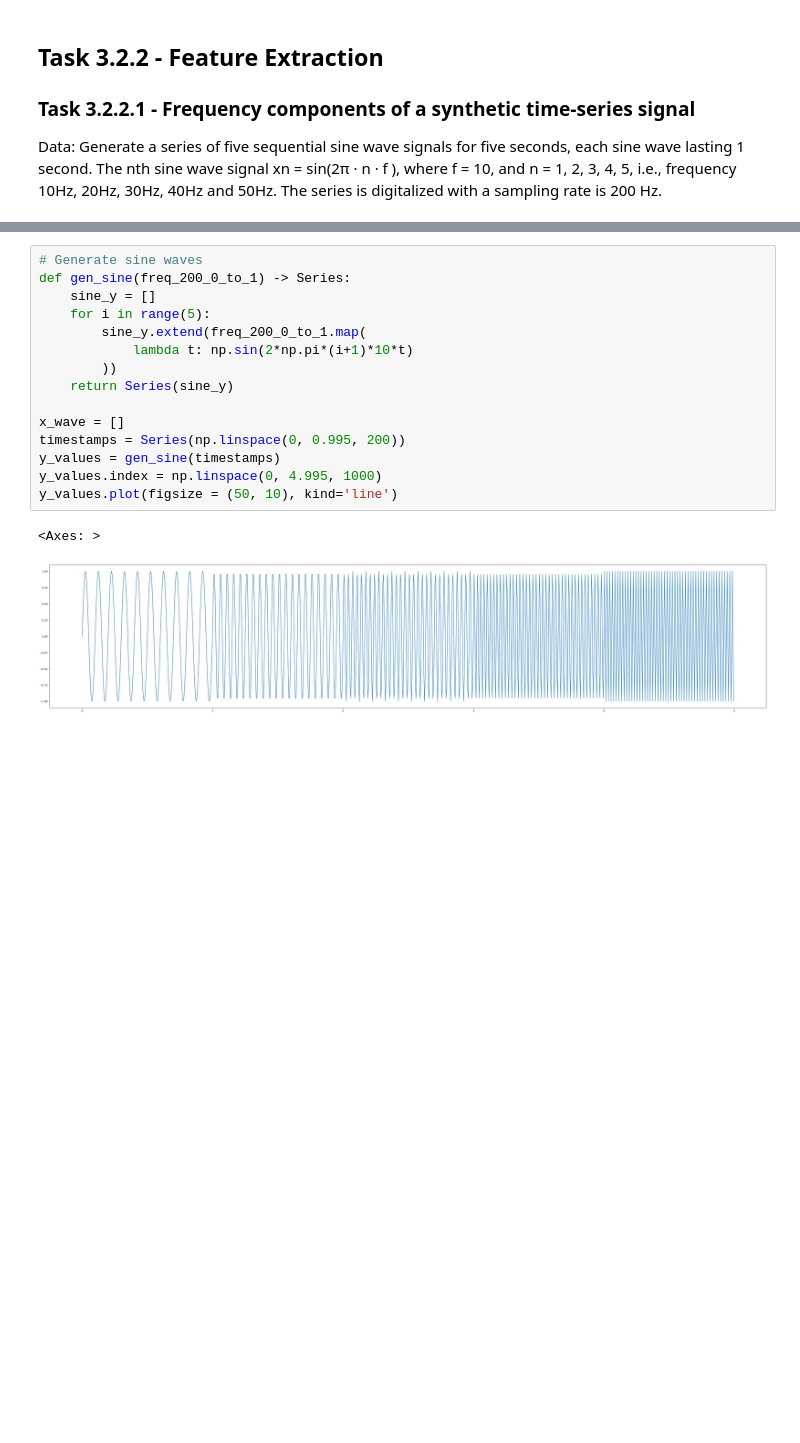
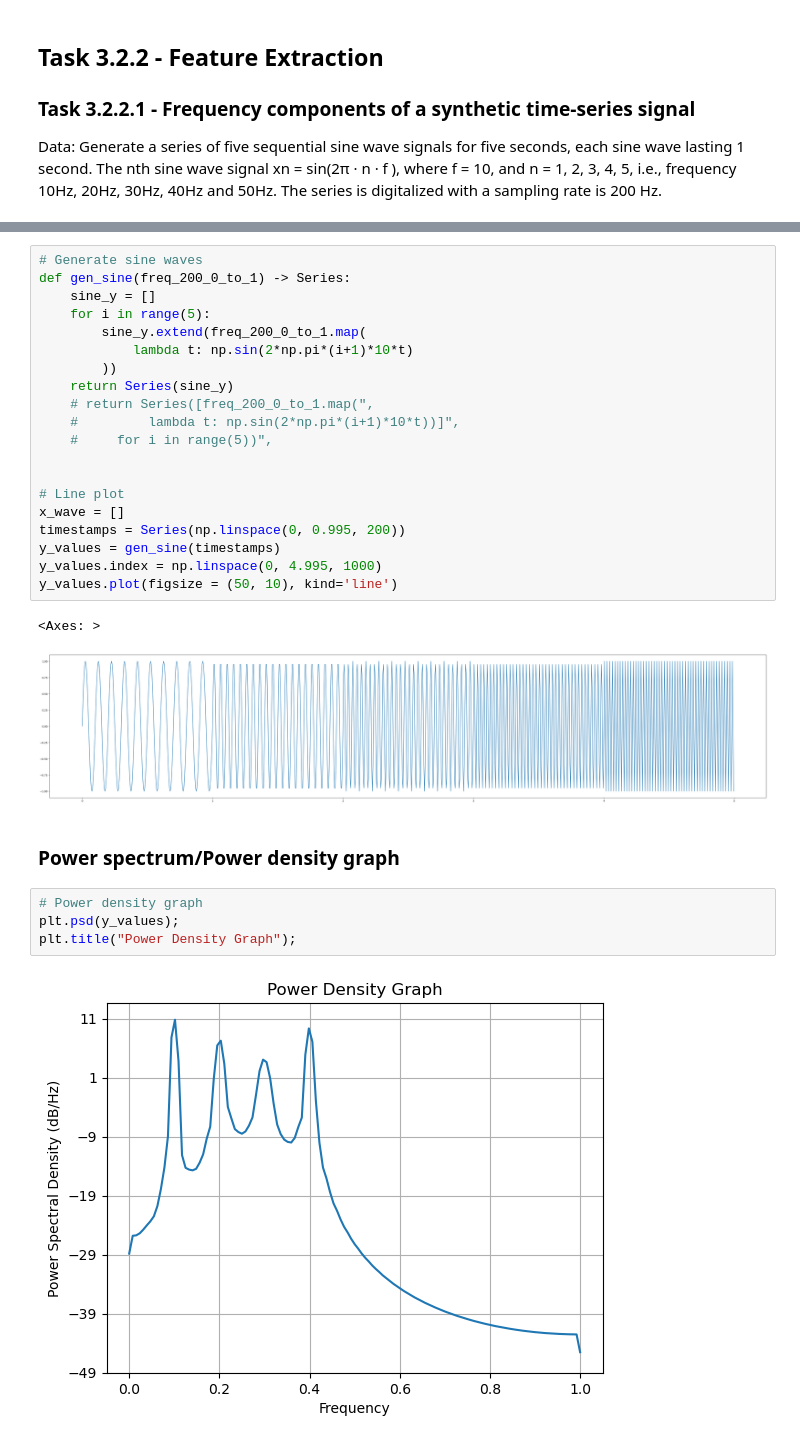
Before and after one commit to JoshSadiq/IL2233, a Jupyter notebook: 1-lab/1-lab.ipynb, the cells around one changed output, grey strips where cells are left out. Saved outputs shown, nothing was run; the diff lists cells and outputs as text; blank space fills up the shorter version.

```diff
--- a/1-lab/1-lab.ipynb
+++ b/1-lab/1-lab.ipynb
@@ -283,7 +285,12 @@ def gen_sine(freq_200_0_to_1) -> Series:
             lambda t: np.sin(2*np.pi*(i+1)*10*t)
         ))
     return Series(sine_y)
+    # return Series([freq_200_0_to_1.map(",
+    #         lambda t: np.sin(2*np.pi*(i+1)*10*t))]",
+    #     for i in range(5))",
 
+
+# Line plot
 x_wave = []
 timestamps = Series(np.linspace(0, 0.995, 200))
 y_values = gen_sine(timestamps)
@@ -292,3 +299,11 @@ y_values.plot(figsize = (50, 10), kind='line')
 # %% [output]
 <Axes: >
 [figure]
+# %% [markdown]
+### Power spectrum/Power density graph
+# %%
+# Power density graph
+plt.psd(y_values);
+plt.title("Power Density Graph");
+# %% [output]
+[figure, added]
```
Also changed, not shown: parts of 5 cells of this notebook, 1 other file.
